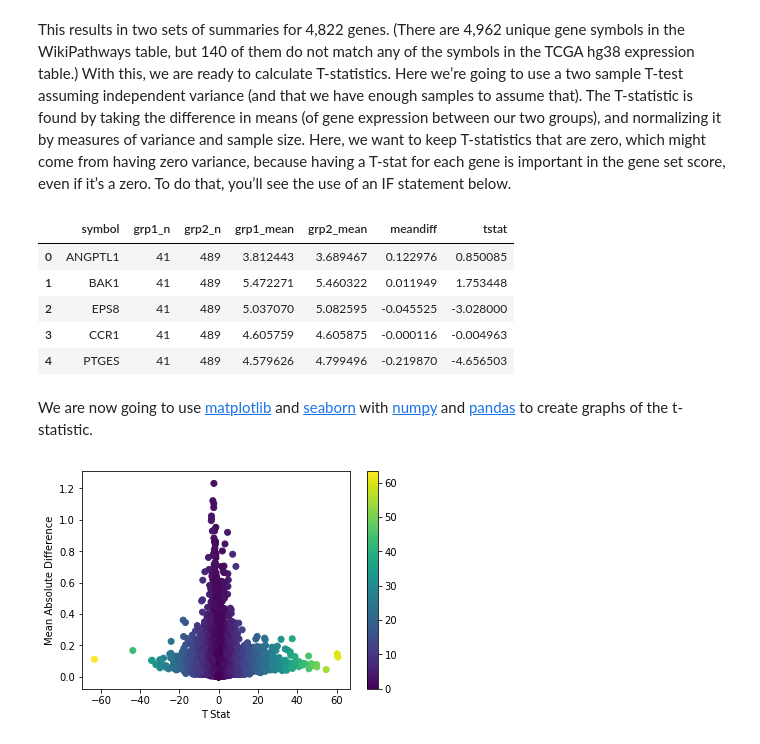
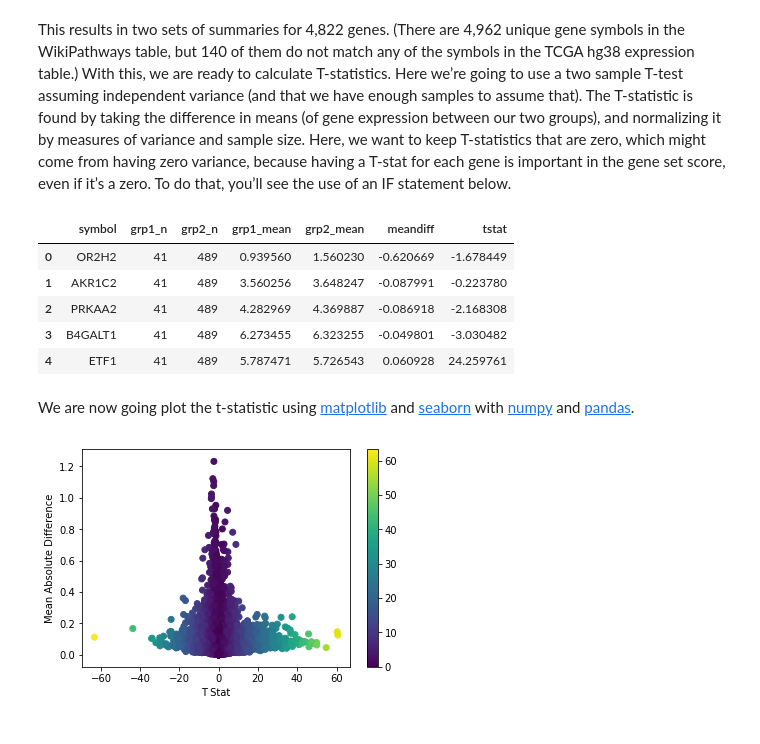
Before and after one commit to isb-cgc/Community-Notbooks, a Jupyter notebook: Beta/Gene_Set_Scoring.ipynb, the cells around one changed output. Saved outputs shown, nothing was run; the diff lists cells and outputs as text; code cells hidden in the pictures.

```diff
--- a/Beta/Gene_Set_Scoring.ipynb
+++ b/Beta/Gene_Set_Scoring.ipynb
@@ -288,20 +296,20 @@ GROUP BY
   grp2.genen
 )
 """
-query7 = s1 + "," + sampleGroup + "," + groups + "," + summaries + "," + tStatsPerGene + "SELECT * FROM tStatsPerGene"
+query5 = s1 + "," + sampleGroup + "," + groups + "," + summaries + "," + tStatsPerGene + "SELECT * FROM tStatsPerGene"
 # %%
-# Run the query7 subquery
-tStatsPerGene_df = client.query(query7).to_dataframe()
+# Run the query5 subquery
+tStatsPerGene_df = client.query(query5).to_dataframe()
 tStatsPerGene_df.head()
 # %% [output]
 |  | symbol | grp1_n | grp2_n | grp1_mean | grp2_mean | meandiff | tstat |
-| 0 | ANGPTL1 | 41 | 489 | 3.812443 | 3.689467 | 0.122976 | 0.850085 |
-| 1 | BAK1 | 41 | 489 | 5.472271 | 5.460322 | 0.011949 | 1.753448 |
-| 2 | EPS8 | 41 | 489 | 5.037070 | 5.082595 | -0.045525 | -3.028000 |
-| 3 | CCR1 | 41 | 489 | 4.605759 | 4.605875 | -0.000116 | -0.004963 |
-| 4 | PTGES | 41 | 489 | 4.579626 | 4.799496 | -0.219870 | -4.656503 |
+| 0 | OR2H2 | 41 | 489 | 0.939560 | 1.560230 | -0.620669 | -1.678449 |
+| 1 | AKR1C2 | 41 | 489 | 3.560256 | 3.648247 | -0.087991 | -0.223780 |
+| 2 | PRKAA2 | 41 | 489 | 4.282969 | 4.369887 | -0.086918 | -2.168308 |
+| 3 | B4GALT1 | 41 | 489 | 6.273455 | 6.323255 | -0.049801 | -3.030482 |
+| 4 | ETF1 | 41 | 489 | 5.787471 | 5.726543 | 0.060928 | 24.259761 |
 # %% [markdown]
-We are now going to use [matplotlib](https://matplotlib.org/) and [seaborn](https://seaborn.pydata.org/) with [numpy](https://numpy.org/) and [pandas](https://pandas.pydata.org/) to create graphs of the t-statistic.
+We are now going plot the t-statistic using [matplotlib](https://matplotlib.org/) and [seaborn](https://seaborn.pydata.org/) with [numpy](https://numpy.org/) and [pandas](https://pandas.pydata.org/).
 # %%
 import matplotlib.pyplot as plt
 import numpy as np
```
Also changed, not shown: parts of 18 cells of this notebook.
